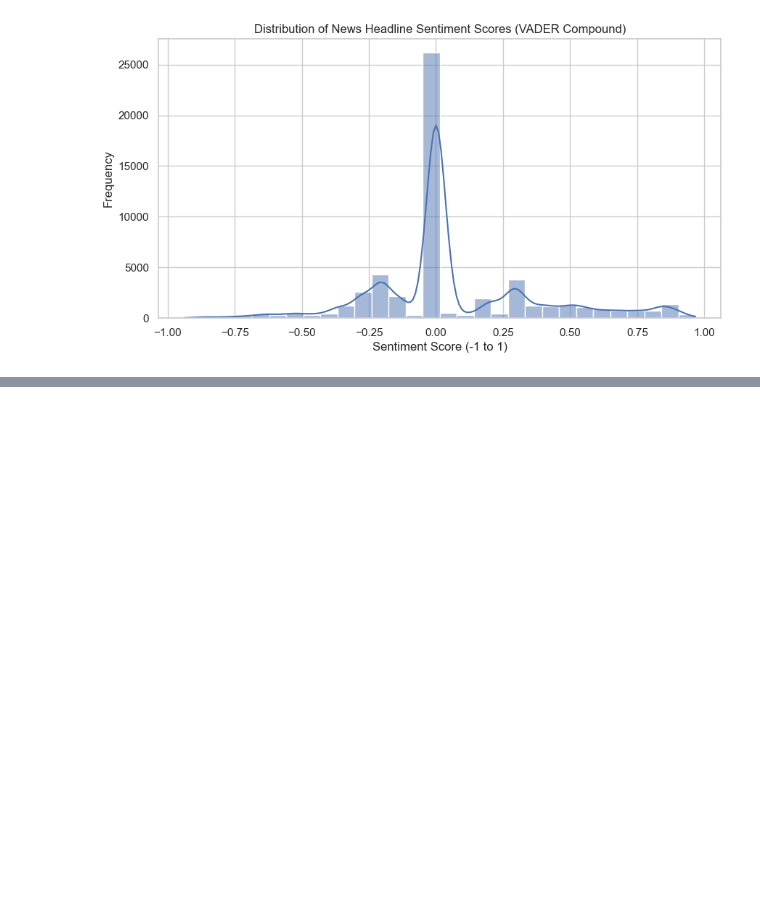
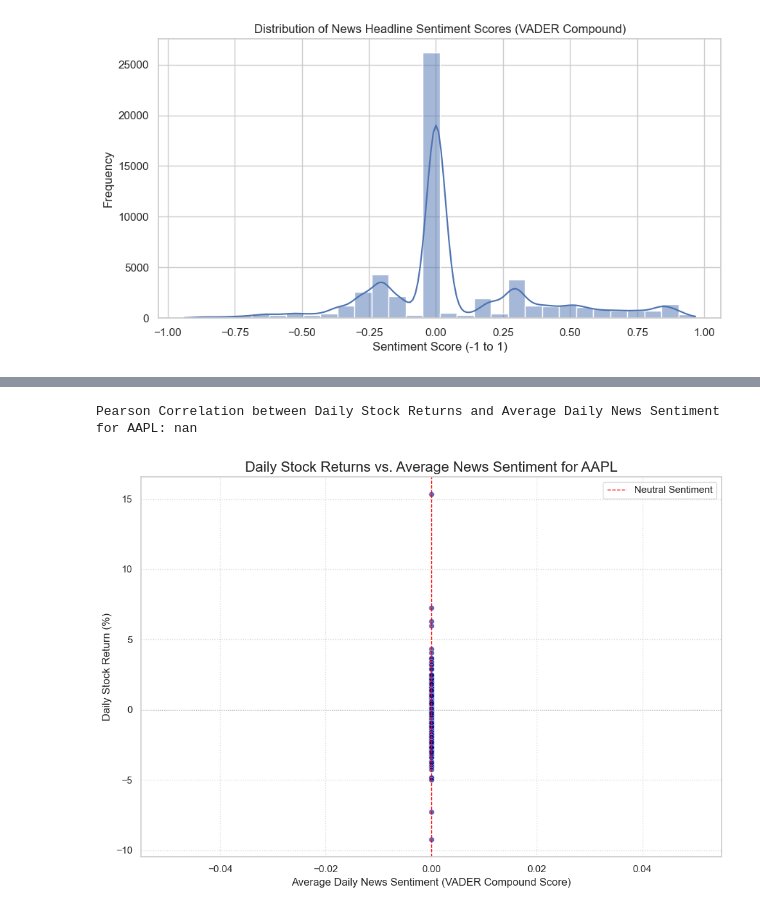
Before and after one commit to abeni505/week1-news-sentiment-analysis, a Jupyter notebook: notebooks/task_3_correlation.ipynb, the cells around one changed output, grey strips where cells are left out. Saved outputs shown, nothing was run; the diff lists cells and outputs as text; code cells hidden in the pictures; blank space fills up the shorter version.

Commit message:
feat(task-3): Calculated and visualized correlation between news sentiment and stock returns

```diff
--- a/notebooks/task_3_correlation.ipynb
+++ b/notebooks/task_3_correlation.ipynb
@@ -212,0 +318,33 @@ Name: sentiment_score, dtype: float64
+# %%
+# Code Cell: Calculate and Visualize Correlation
+
+# Ensure both 'Daily_Return' and 'sentiment_score' columns exist before proceeding
+if 'Daily_Return' in merged_correlation_df.columns and 'sentiment_score' in merged_correlation_df.columns:
+    # Drop rows where either Daily_Return or sentiment_score might be NaN
+    # (e.g., the very first Daily_Return after pct_change, or unhandled sentiment NaNs)
+    correlation_ready_df = merged_correlation_df.dropna(subset=['Daily_Return', 'sentiment_score'])
+
+    if not correlation_ready_df.empty:
+        # Calculate Pearson correlation coefficient
+        correlation_coefficient = correlation_ready_df['Daily_Return'].corr(correlation_ready_df['sentiment_score'])
+        print(f"\nPearson Correlation between Daily Stock Returns and Average Daily News Sentiment for {stock_symbol}: {correlation_coefficient:.4f}")
+
+        # Visualize the correlation using a scatter plot
+        plt.figure(figsize=(10, 7))
+        sns.scatterplot(x='sentiment_score', y='Daily_Return', data=correlation_ready_df, alpha=0.6, color='darkblue')
+        plt.title(f'Daily Stock Returns vs. Average News Sentiment for {stock_symbol}', fontsize=16)
+        plt.xlabel('Average Daily News Sentiment (VADER Compound Score)', fontsize=12)
+        plt.ylabel('Daily Stock Return (%)', fontsize=12)
+        plt.grid(True, linestyle=':', alpha=0.7)
+        plt.axvline(0, color='red', linestyle='--', linewidth=1, label='Neutral Sentiment') # Line at 0 sentiment
+        plt.axhline(0, color='gray', linestyle=':', linewidth=0.8) # Line at 0 return
+        plt.legend()
+        plt.tight_layout()
+        plt.show()
+    else:
+        print("No sufficient data for correlation analysis after cleaning. DataFrame is empty.")
+else:
+    print("Error: 'Daily_Return' or 'sentiment_score' column missing for correlation calculation.")
+# %% [output]
+Pearson Correlation between Daily Stock Returns and Average Daily News Sentiment for AAPL: nan
+[figure, added]
```
Also changed, not shown: parts of 3 cells of this notebook.
